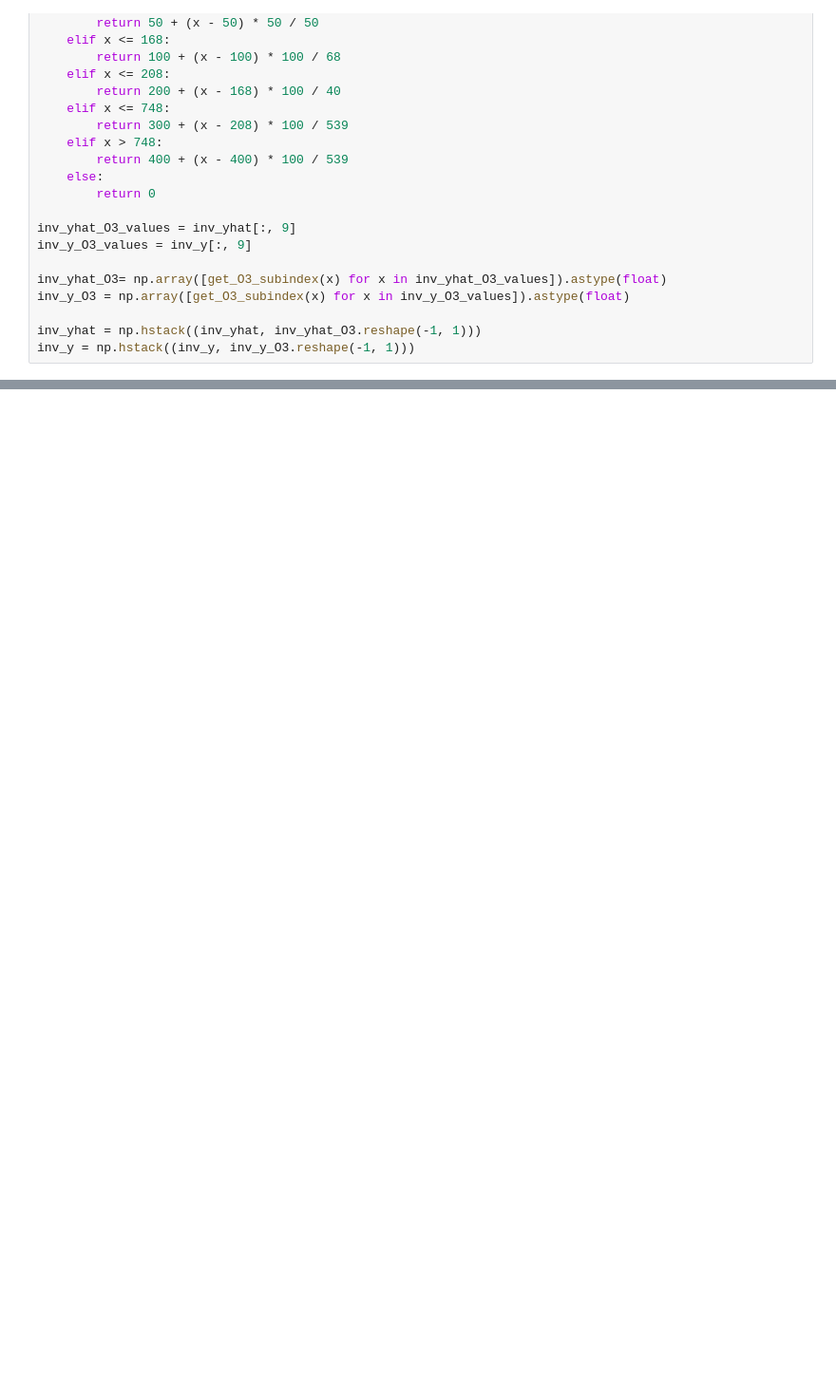
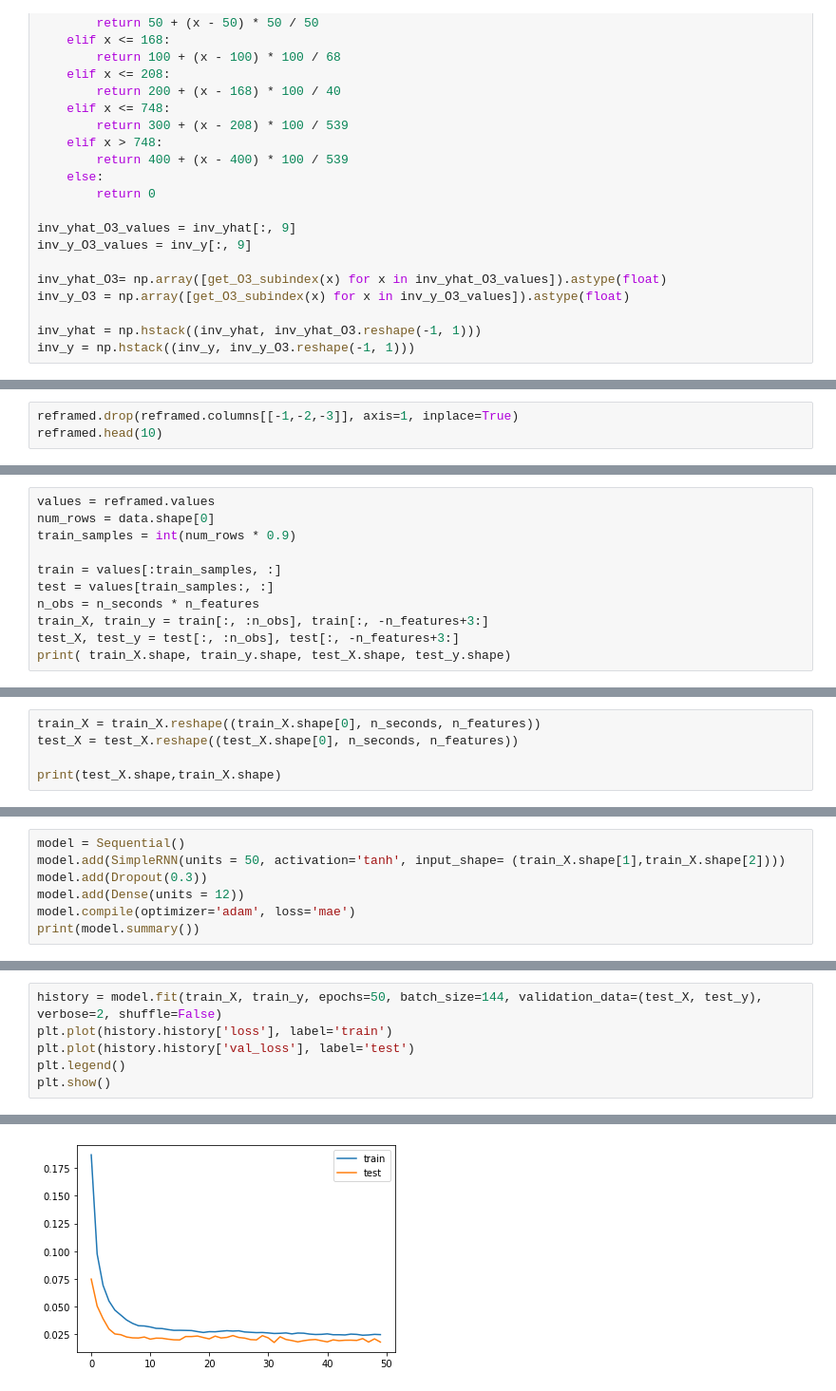
Before and after one commit to XIAxuanzheFrancis/Apprentissage-du-mod-le-LSTM, a Jupyter notebook: 3 algo/rnn_lstm_gru_lab.ipynb, the cells around one changed output, grey strips where cells are left out. Shown at 95% size. Drawn from its saved outputs; the diff is of its cells as text; blank space fills up the shorter version.

```diff
--- a/3 algo/rnn_lstm_gru_lab.ipynb
+++ b/3 algo/rnn_lstm_gru_lab.ipynb
@@ -704,0 +738,3 @@ print(num_correct)
+# %%
+reframed.drop(reframed.columns[[-1,-2,-3]], axis=1, inplace=True)
+reframed.head(10)
@@ -704,0 +754,11 @@ print(num_correct)
+# %%
+values = reframed.values
+num_rows = data.shape[0]
+train_samples = int(num_rows * 0.9)
+
+train = values[:train_samples, :]
+test = values[train_samples:, :]
+n_obs = n_seconds * n_features
+train_X, train_y = train[:, :n_obs], train[:, -n_features+3:]
+test_X, test_y = test[:, :n_obs], test[:, -n_features+3:]
+print( train_X.shape, train_y.shape, test_X.shape, test_y.shape)
@@ -704,0 +767,5 @@ print(num_correct)
+# %%
+train_X = train_X.reshape((train_X.shape[0], n_seconds, n_features))
+test_X = test_X.reshape((test_X.shape[0], n_seconds, n_features))
+
+print(test_X.shape,train_X.shape)
@@ -704,0 +774,7 @@ print(num_correct)
+# %%
+model = Sequential()
+model.add(SimpleRNN(units = 50, activation='tanh', input_shape= (train_X.shape[1],train_X.shape[2])))
+model.add(Dropout(0.3))
+model.add(Dense(units = 12))
+model.compile(optimizer='adam', loss='mae')
+print(model.summary())
@@ -704,0 +797,7 @@ print(num_correct)
+# %%
+history = model.fit(train_X, train_y, epochs=50, batch_size=144, validation_data=(test_X, test_y), verbose=2, shuffle=False)
+plt.plot(history.history['loss'], label='train')
+plt.plot(history.history['val_loss'], label='test')
+plt.legend()
+plt.show()
+# %% [output]
@@ -704,0 +821 @@ print(num_correct)
+[figure, added]
```
Also changed, not shown: parts of 49 cells of this notebook, 6 other files.
